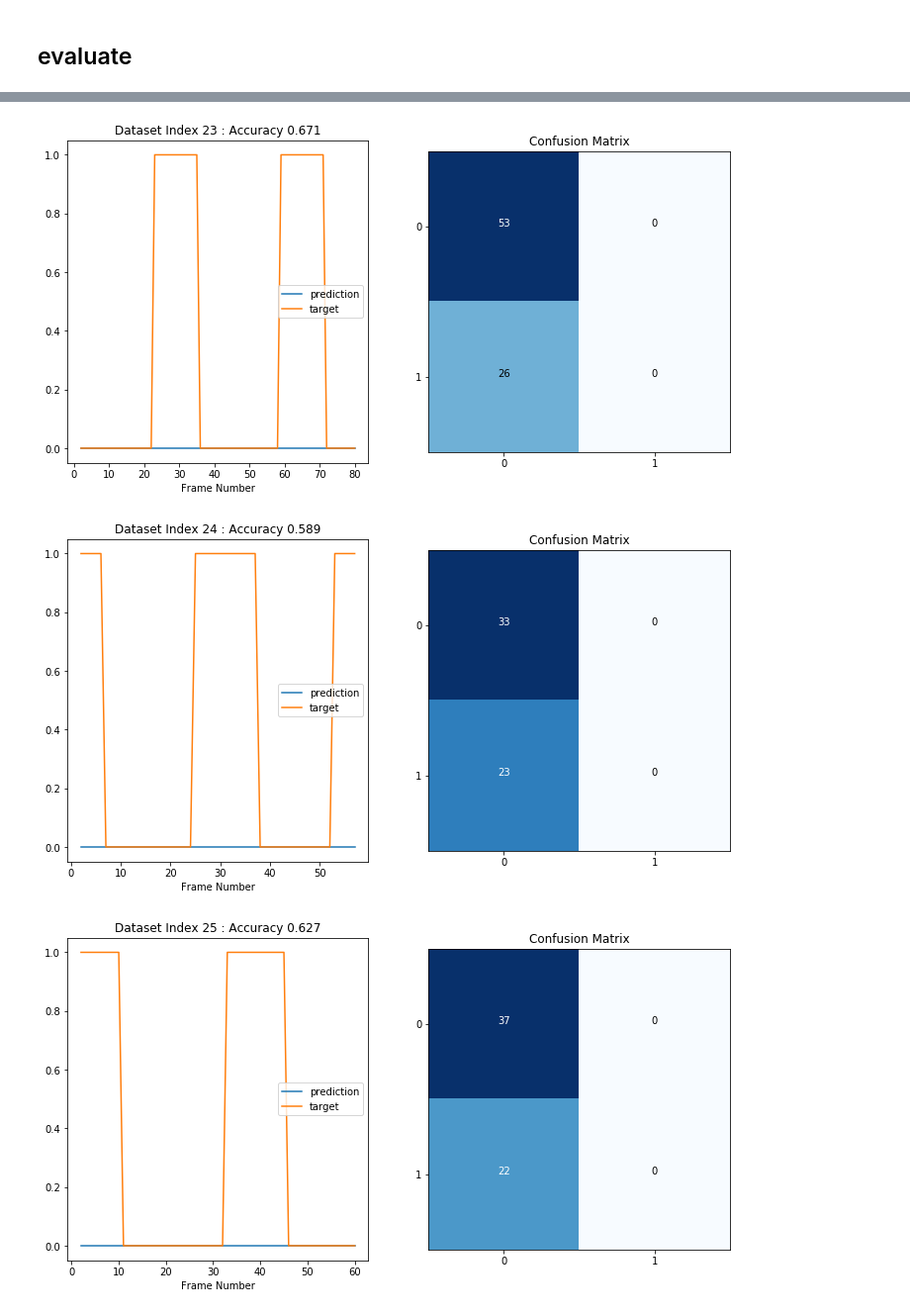
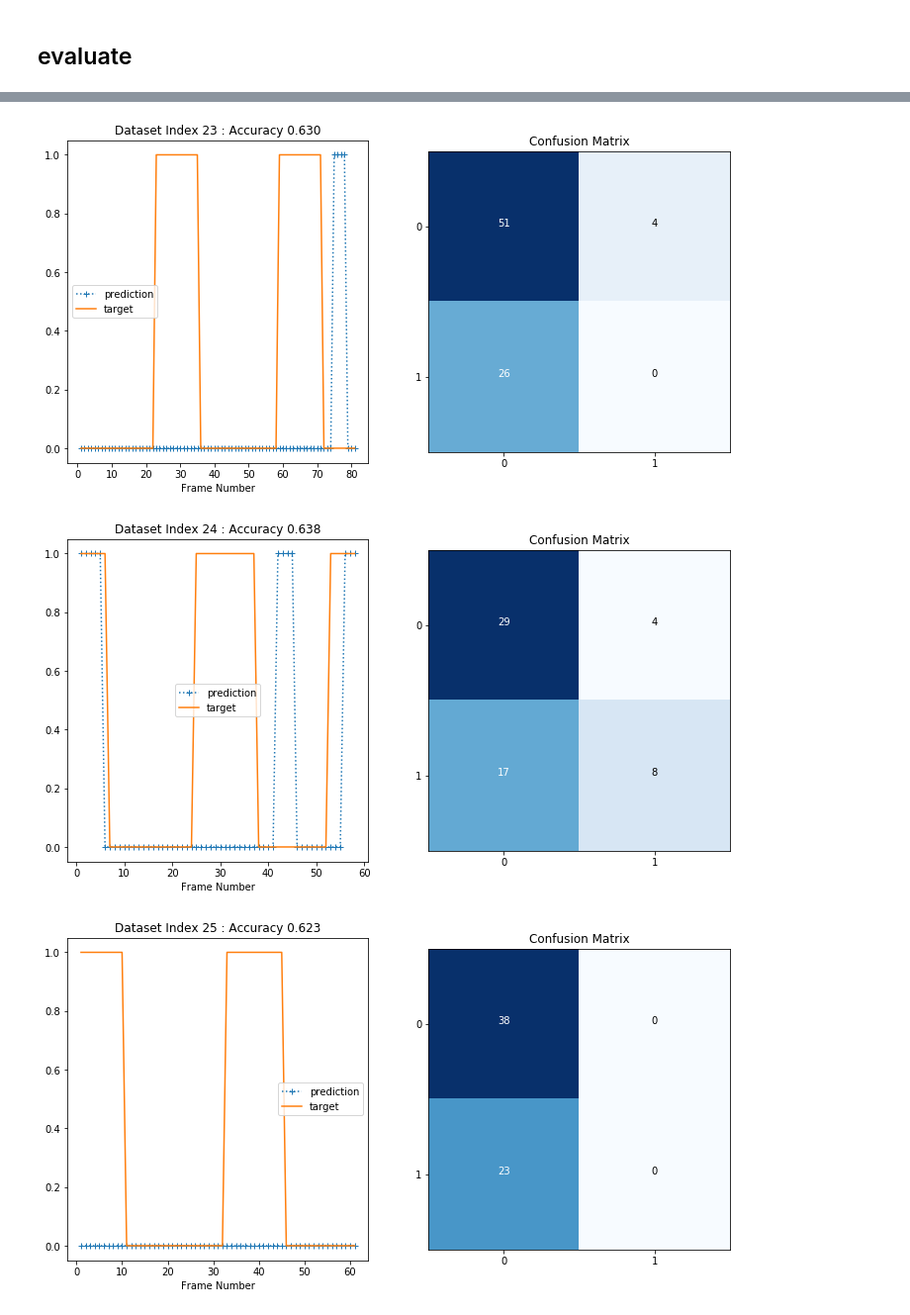
Before and after one commit to ronh-at-kit/gait_project, a Jupyter notebook: notebooks/SVM_Training.ipynb, the cells around one changed output, grey strips where cells are left out. Shown: that part at 99% size. Saved outputs shown, nothing was run; the diff lists cells and outputs as text; code cells hidden in the pictures.

Commit message:
finished working jupyter nb convert export for svm training

```diff
--- a/notebooks/SVM_Training.ipynb
+++ b/notebooks/SVM_Training.ipynb
@@ -11,9 +29,11 @@ import datetime
 # %%
-diff_poses = True
-diff_pose_magnitude = True
-temporal_extent = 2 #will concatenate +- N frame features together into a single feature vector
-split_index = 3 # train test split
-max_test = 5
+diff_poses = args['diff_poses']
+diff_pose_magnitude = args['diff_pose_magnitude']
+temporal_extent = args['temporal_extent'] #will concatenate +- N frame features together into a single feature vector
+output_folder = args['output-dir']
+
+split_index = args['split_index']
+max_test = args['max_test']
 
 svm_args = {
     'kernel' : 'linear',
@@ -27,9 +47,9 @@ tumgaid_args = {
         'D': 2,
         'body_keypoints_include_list': [
             'LAnkle',
-            'RAnkle',
-            'LKnee',
-            'RKnee',
+            #'RAnkle',
+            #'LKnee',
+            #'RKnee',
             #'RHip',
             #'LHip',
         ]
@@ -51,19 +71,17 @@ tumgaid_args = {
     'include_scenes': ['b01', 'b02', 'n01', 'n02', 's01', 's02'],
 
 }
-output_folder = r'/media/sandro/Volume/Datasets/tumgaid/experiments/'
 # %% [markdown]
 ## creating output folder based on current timestamp
 # %%
-now = datetime.datetime.now()
-newDirName = now.strftime("%Y_%m_%d-%H%M%S")
-real_output_folder = os.path.join(output_folder, newDirName)
+real_output_folder = output_folder
 def mkdir_p(path):
     try:
         os.makedirs(path)
     except OSError as exc:  # Python >2.5
-        if exc.errno == errno.EEXIST and os.path.isdir(path):
-            pass
-        else:
-            raise
+        pass
+        #if exc.errno == errno.EEXIST and os.path.isdir(path):
+        #    pass
+        #else:
+        #    raise
 mkdir_p(real_output_folder)
@@ -227,6 +234,11 @@ from matplotlib import pyplot as plt
 df = pd.DataFrame(result_dict)
 df.to_excel(os.path.join(real_output_folder, 'results.xlsx'))
 data_frame = df
+
+linestyles = ['-', '-.', ':']
+markers = ["+", "o", "*", "s", ".", "1", "2", "3", "4"]
+markersizecolors = [(4, "white"), (8, "red"), (12, "yellow"), (16, "lightgreen")]
+
 
 def plot_cm(ax, cm, classes=np.arange(2)):
     ax.imshow(cm, interpolation='nearest', cmap=plt.cm.Blues)
@@ -255,7 +267,7 @@ def plot_single_sequence(sequence_id, data_frame):
     fig, axes = plt.subplots(1, 2, figsize=(12, 6))
     ax = axes[0]
 
-    ax.plot(x, prediction, label='prediction')
+    ax.plot(x, prediction, label='prediction', linestyle=linestyles[2], marker=markers[0])
     ax.plot(x, target, label='target')
 
     ax.legend()
@@ -279,7 +291,7 @@ with open(os.path.join(real_output_folder, 'classification_report.txt'), 'w') as
 
 
 
-%matplotlib inline
+
 #print_summary(df)
 for idx in df.columns:
     fig, ax = plot_single_sequence(idx, df)
@@ -299,3 +311,3 @@ ON_THE_GROUND       0.61      1.00      0.76      1156
-[figure, old version]
+[figure, new version]
-[figure, old version]
+[figure, new version]
-[figure, old version]
+[figure, new version]
```
Also changed, not shown: parts of 10 cells of this notebook, 2 other files.
